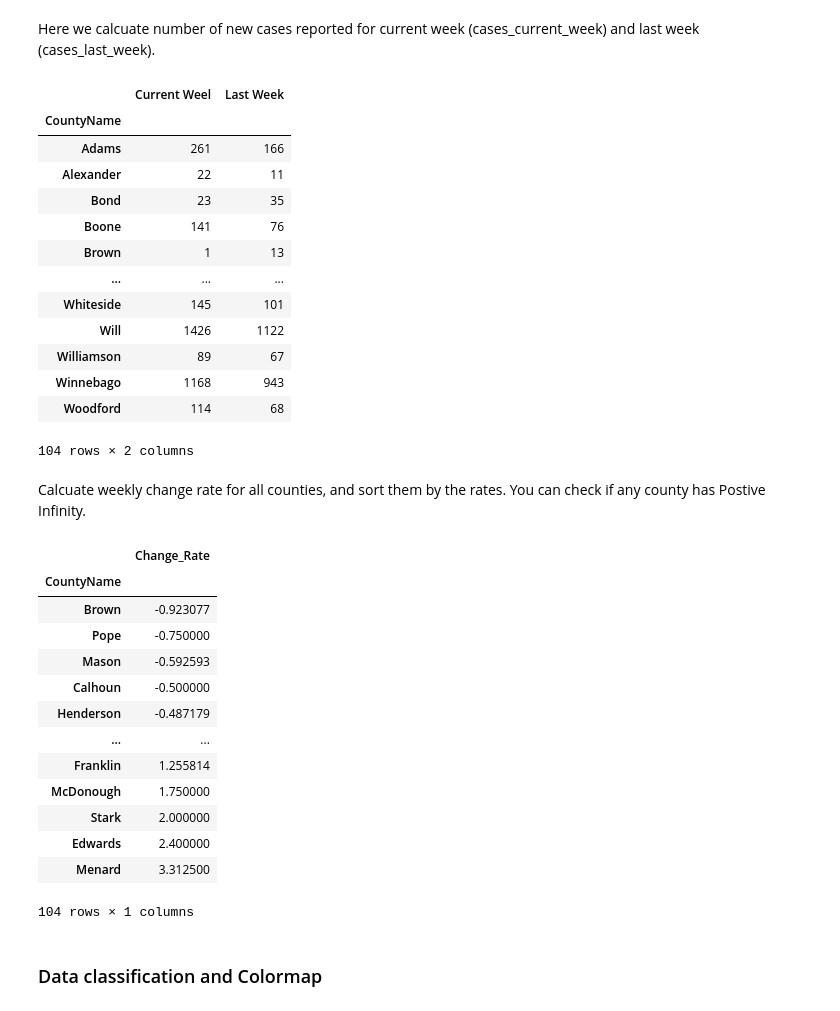
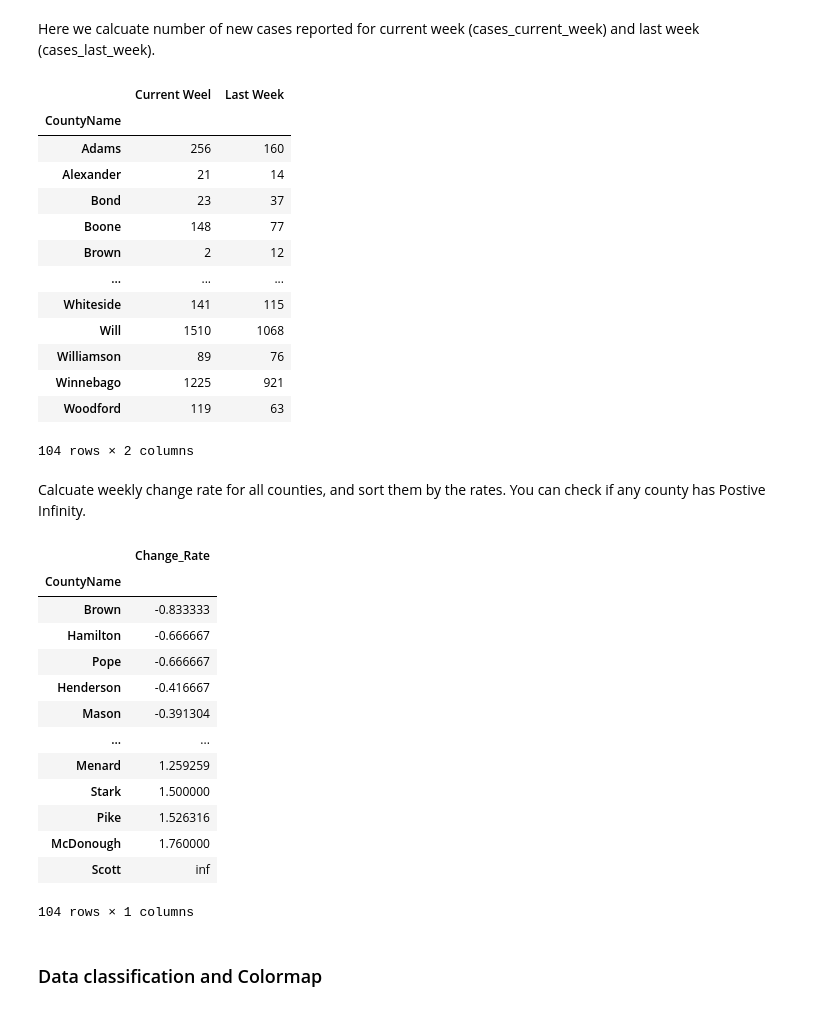
Before and after one commit to cybergis/GISDay_workshop_2021, a Jupyter notebook: basic_geovisualization_gisday_2021Nov17.ipynb, the cells around one changed output. Saved outputs shown, nothing was run; the diff lists cells and outputs as text; code cells hidden in the pictures.

```diff
--- a/basic_geovisualization_gisday_2021Nov17.ipynb
+++ b/basic_geovisualization_gisday_2021Nov17.ipynb
@@ -169,33 +169,33 @@ Here we pick a date as the day0 and extract "CumulativeCases" on that day for al
 # %% [markdown]
 Here we calcuate number of new cases reported for current week (cases_current_week) and last week (cases_last_week).
 # %%
-day0 = np.datetime64('2021-11-15') # pick a date in the format of YYYY-MM-DD
+day0 = np.datetime64('2021-11-16') # pick a date in the format of YYYY-MM-DD
 
 # calculate new cases for this week
 cum_cases_day0 = df[df["ReportDate"]==day0].set_index("CountyName").CumulativeCases
 day_1week = day0 - np.timedelta64(1,'W')
 cum_cases_1week = df[df["ReportDate"]==day_1week].set_index("CountyName").CumulativeCases
 cases_current_week = cum_cases_day0.sub(cum_cases_1week)
 # calculate new cases for last week
 day_2week = day0 - np.timedelta64(2,'W')
 cum_cases_2week = df[df["ReportDate"]==day_2week].set_index("CountyName").CumulativeCases
 cases_last_week = cum_cases_1week.sub(cum_cases_2week)
 
 pd.DataFrame({'Current Weel': cases_current_week,'Last Week':cases_last_week})
 # %% [output]
 |  | Current Weel | Last Week |
 | CountyName |  |  |
-| Adams | 261 | 166 |
-| Alexander | 22 | 11 |
-| Bond | 23 | 35 |
-| Boone | 141 | 76 |
-| Brown | 1 | 13 |
+| Adams | 256 | 160 |
+| Alexander | 21 | 14 |
+| Bond | 23 | 37 |
+| Boone | 148 | 77 |
+| Brown | 2 | 12 |
 | ... | ... | ... |
-| Whiteside | 145 | 101 |
-| Will | 1426 | 1122 |
-| Williamson | 89 | 67 |
-| Winnebago | 1168 | 943 |
-| Woodford | 114 | 68 |
+| Whiteside | 141 | 115 |
+| Will | 1510 | 1068 |
+| Williamson | 89 | 76 |
+| Winnebago | 1225 | 921 |
+| Woodford | 119 | 63 |
 104 rows × 2 columns
 # %% [markdown]
 Calcuate weekly change rate for all counties, and sort them by the rates. You can check if any county has Postive Infinity.
@@ -205,17 +205,17 @@ weekly_change_rate.sort_values().to_frame("Change_Rate")
 # %% [output]
 |  | Change_Rate |
 | CountyName |  |
-| Brown | -0.923077 |
-| Pope | -0.750000 |
-| Mason | -0.592593 |
-| Calhoun | -0.500000 |
-| Henderson | -0.487179 |
+| Brown | -0.833333 |
+| Hamilton | -0.666667 |
+| Pope | -0.666667 |
+| Henderson | -0.416667 |
+| Mason | -0.391304 |
 | ... | ... |
-| Franklin | 1.255814 |
-| McDonough | 1.750000 |
-| Stark | 2.000000 |
-| Edwards | 2.400000 |
-| Menard | 3.312500 |
+| Menard | 1.259259 |
+| Stark | 1.500000 |
+| Pike | 1.526316 |
+| McDonough | 1.760000 |
+| Scott | inf |
 104 rows × 1 columns
 # %% [markdown]
 <a id='data_classification'></a>
```
Also changed, not shown: parts of 6 cells of this notebook, 1 other file.
